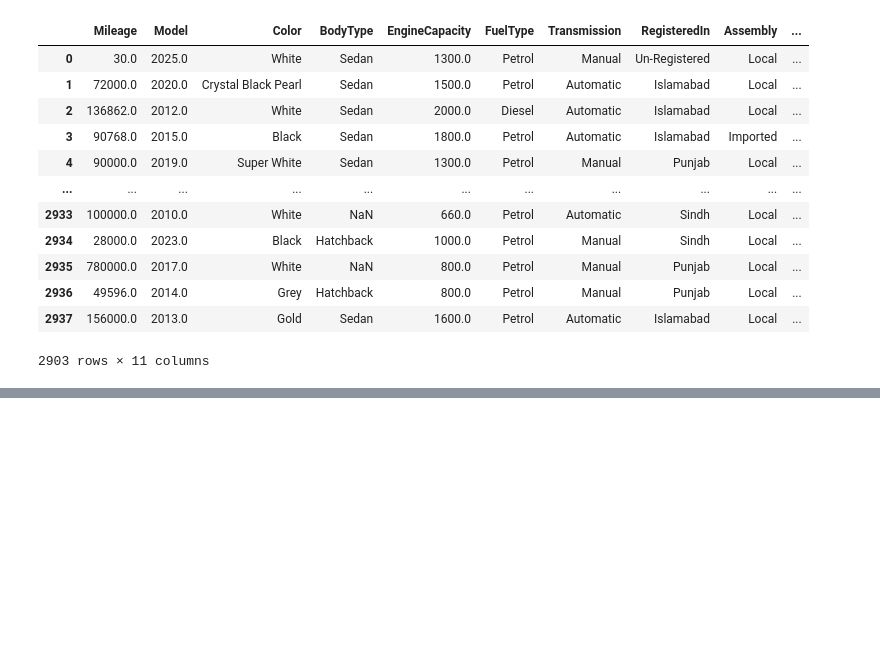
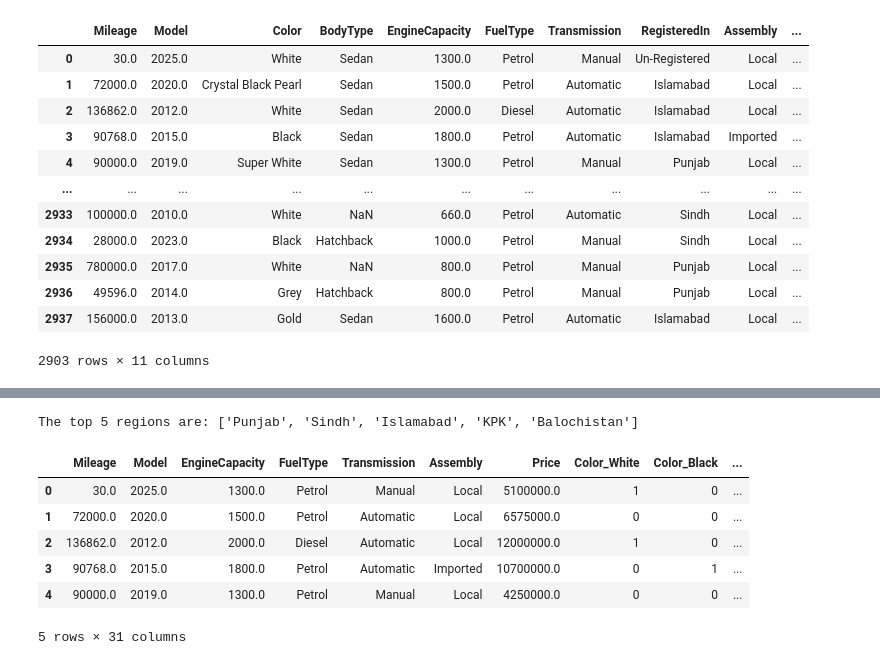
Before and after one commit to MujtabaAhmad21/pakistan-used-car-price-prediction, a Jupyter notebook: data-preprocessing.ipynb, the cells around one changed output, grey strips where cells are left out. Saved outputs shown, nothing was run; the diff lists cells and outputs as text; code cells hidden in the pictures; blank space fills up the shorter version.

```diff
--- a/data-preprocessing.ipynb
+++ b/data-preprocessing.ipynb
@@ -145,0 +328,11 @@ df
+# %%
+# handle any missing values just in case
+df['Location'] = df['Location'].fillna('Unknown')
+
+# create a new 'Region' column
+# .split():  split the string into a list of words
+# [-1]:      get the last word from that list
+df['Region'] = df['Location'].apply(lambda x: str(x).split()[-1])
+
+print("Cleaned Region Categories:")
+print(df['Region'].value_counts())
@@ -145,0 +350,23 @@ df
+# %%
+top_5_regions = df['Region'].value_counts().head(5).index.tolist()
+
+print(f"The top 5 regions are: {top_5_regions}")
+
+for region in top_5_regions:
+    df[f'Region_{region}'] = np.where(df['Region'] == region, 1, 0)
+
+df['Region_Other'] = np.where(df['Region'].isin(top_5_regions), 0, 1)
+# %% [output]
+The top 5 regions are: ['Punjab', 'Sindh', 'Islamabad', 'KPK', 'Balochistan']
+# %%
+df.drop(['Location', 'Region'], axis=1, inplace=True)
+
+df.head()
+# %% [output]
+|  | Mileage | Model | EngineCapacity | FuelType | Transmission | Assembly | Price | Color_White | Color_Black | ... |
+| 0 | 30.0 | 2025.0 | 1300.0 | Petrol | Manual | Local | 5100000.0 | 1 | 0 | ... |
+| 1 | 72000.0 | 2020.0 | 1500.0 | Petrol | Automatic | Local | 6575000.0 | 0 | 0 | ... |
+| 2 | 136862.0 | 2012.0 | 2000.0 | Diesel | Automatic | Local | 12000000.0 | 1 | 0 | ... |
+| 3 | 90768.0 | 2015.0 | 1800.0 | Petrol | Automatic | Imported | 10700000.0 | 0 | 1 | ... |
+| 4 | 90000.0 | 2019.0 | 1300.0 | Petrol | Manual | Local | 4250000.0 | 0 | 0 | ... |
+5 rows × 31 columns
```
Also changed, not shown: parts of 19 cells of this notebook.
